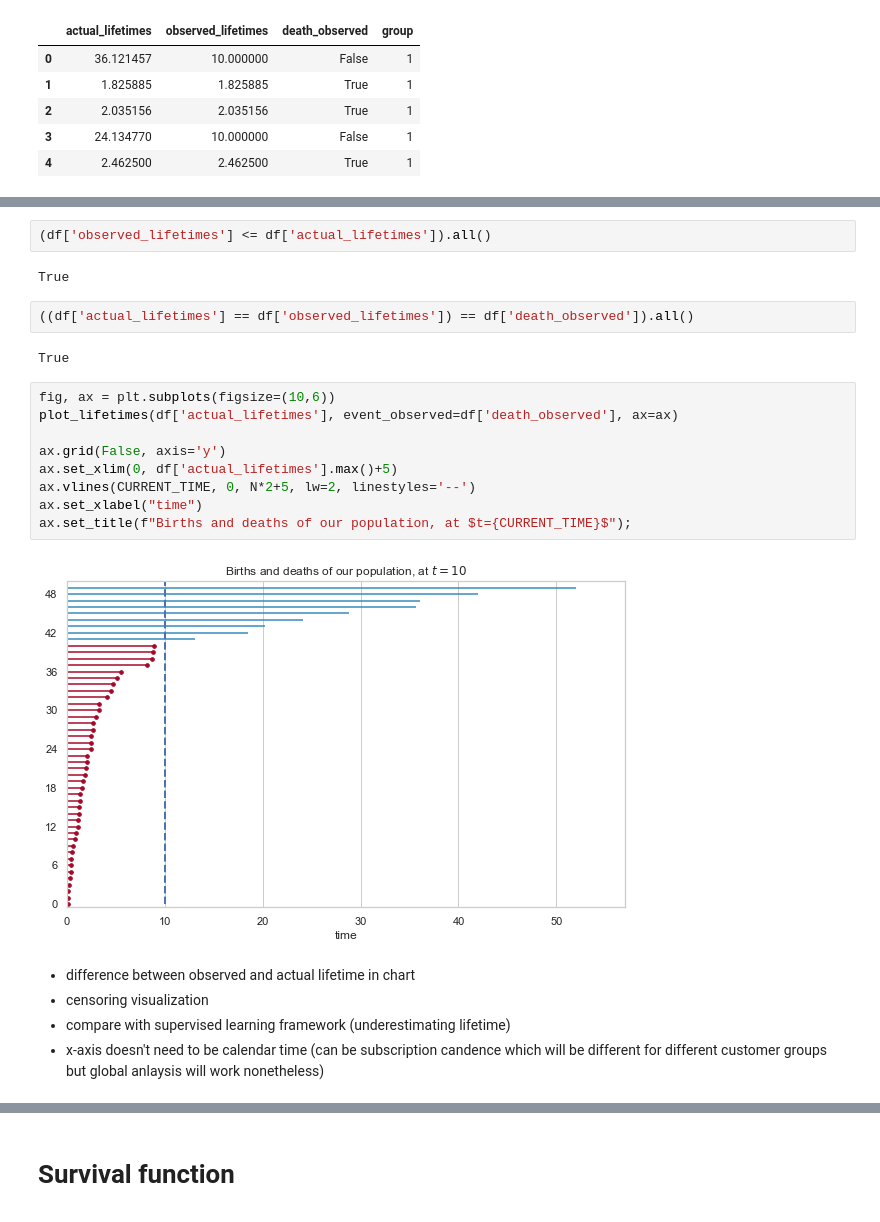
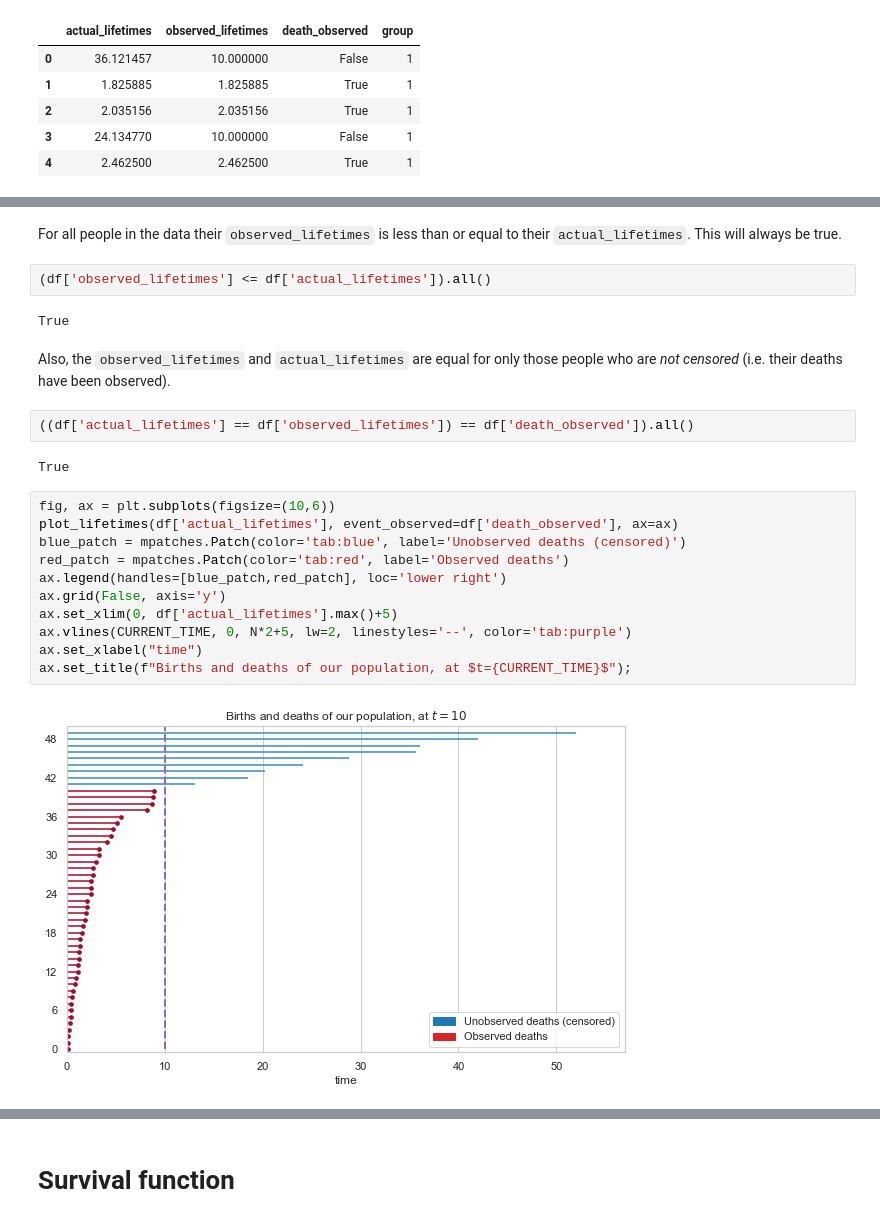
Before and after one commit to Rabeez/survival_demo, a Jupyter notebook: 1 - Dummy data.ipynb, the cells around one changed output, grey strips where cells are left out. Drawn from its saved outputs; the diff is of its cells as text.

```diff
--- a/1 - Dummy data.ipynb
+++ b/1 - Dummy data.ipynb
@@ -53,7 +63,11 @@ df.head()
+# %% [markdown]
+For all people in the data their `observed_lifetimes` is less than or equal to their `actual_lifetimes`. This will always be true.
 # %%
 (df['observed_lifetimes'] <= df['actual_lifetimes']).all()
 # %% [output]
 True
+# %% [markdown]
+Also, the `observed_lifetimes` and `actual_lifetimes` are equal for only those people who are *not censored* (i.e. their deaths have been observed).
 # %%
 ((df['actual_lifetimes'] == df['observed_lifetimes']) == df['death_observed']).all()
 # %% [output]
@@ -61,16 +75,13 @@ True
 # %%
 fig, ax = plt.subplots(figsize=(10,6))
 plot_lifetimes(df['actual_lifetimes'], event_observed=df['death_observed'], ax=ax)
-
+blue_patch = mpatches.Patch(color='tab:blue', label='Unobserved deaths (censored)')
+red_patch = mpatches.Patch(color='tab:red', label='Observed deaths')
+ax.legend(handles=[blue_patch,red_patch], loc='lower right')
 ax.grid(False, axis='y')
 ax.set_xlim(0, df['actual_lifetimes'].max()+5)
-ax.vlines(CURRENT_TIME, 0, N*2+5, lw=2, linestyles='--')
+ax.vlines(CURRENT_TIME, 0, N*2+5, lw=2, linestyles='--', color='tab:purple')
 ax.set_xlabel("time")
 ax.set_title(f"Births and deaths of our population, at $t={CURRENT_TIME}$");
 # %% [output]
-[figure, old version]
+[figure, new version]
-# %% [markdown]
-- difference between observed and actual lifetime in chart
-- censoring visualization
-- compare with supervised learning framework (underestimating lifetime)
-- x-axis doesn't need to be calendar time (can be subscription candence which will be different for different customer groups but global anlaysis will work nonetheless)
```
Also changed, not shown: parts of 24 cells of this notebook, 1 other file.
